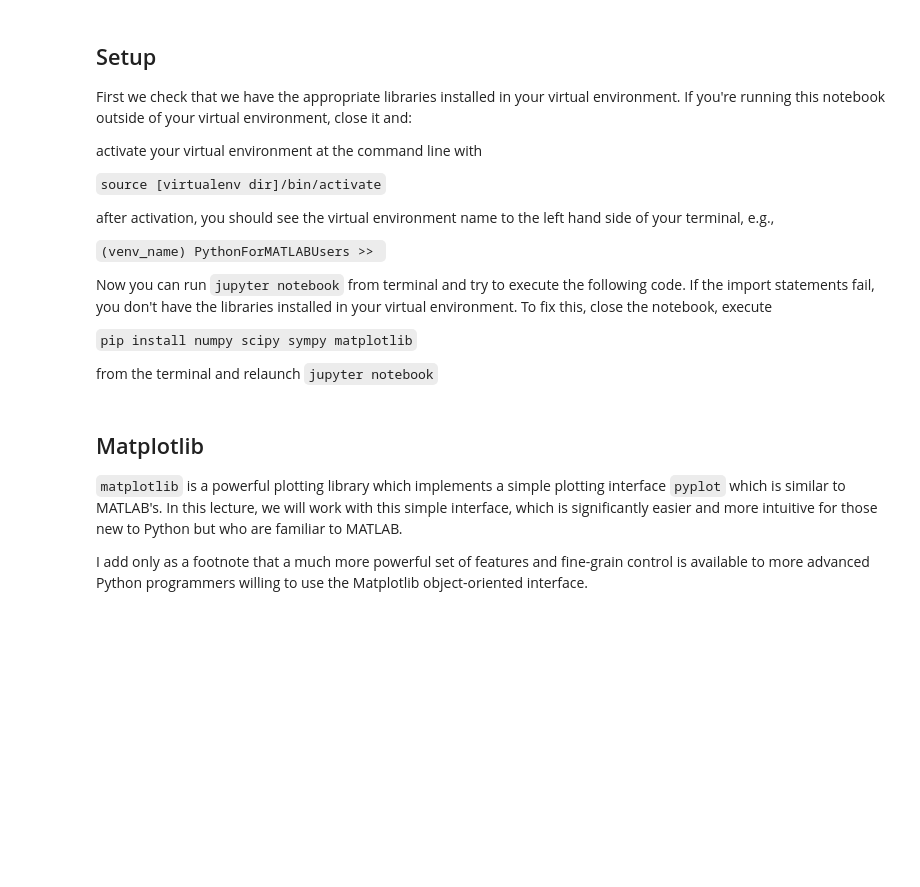
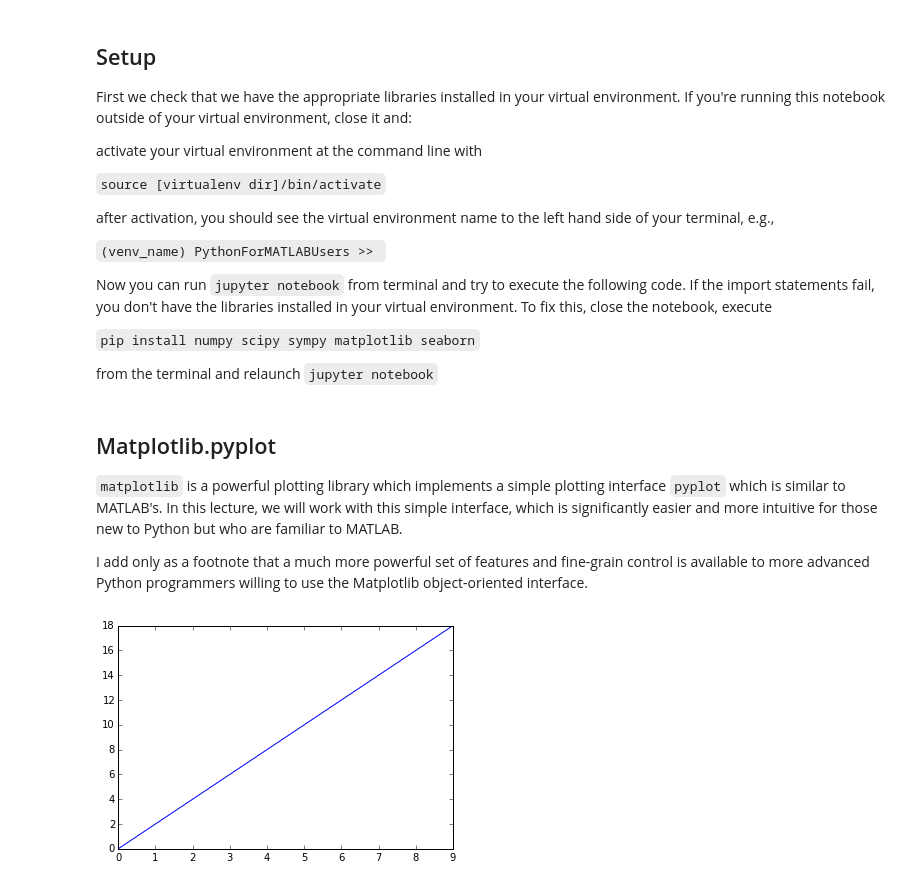
Before and after one commit to CorbinFoucart/PythonForMATLABUsers, a Jupyter notebook: lecture2_matplotlib.ipynb, the cells around one changed output. Cells and saved outputs as stored; diff of their text form; code cells hidden in the pictures; blank space fills up the shorter version.

Commit message:
updates to matplotlib notebooks

```diff
--- a/lecture2_matplotlib.ipynb
+++ b/lecture2_matplotlib.ipynb
@@ -12,7 +12,7 @@ after activation, you should see the virtual environment name to the left hand s
 
 Now you can run `jupyter notebook` from terminal and try to execute the following code. If the import statements fail, you don't have the libraries installed in your virtual environment. To fix this, close the notebook, execute
 
-`pip install numpy scipy sympy matplotlib`
+`pip install numpy scipy sympy matplotlib seaborn`
 
 from the terminal and relaunch `jupyter notebook`
 # %%
@@ -21,6 +22,13 @@ import matplotlib.pyplot as plt
 # %% [markdown]
-## Matplotlib
+## Matplotlib.pyplot
 
 `matplotlib` is a powerful plotting library which implements a simple plotting interface `pyplot` which is similar to MATLAB's. In this lecture, we will work with this simple interface, which is significantly easier and more intuitive for those new to Python but who are familiar to MATLAB.
 
 I add only as a footnote that a much more powerful set of features and fine-grain control is available to more advanced Python programmers willing to use the Matplotlib object-oriented interface.
+# %%
+# simple plot
+a = np.arange(10)
+plt.plot(a, 2*a)
+plt.show()
+# %% [output]
+[figure, added]
```
Also changed, not shown: parts of 10 cells of this notebook.
